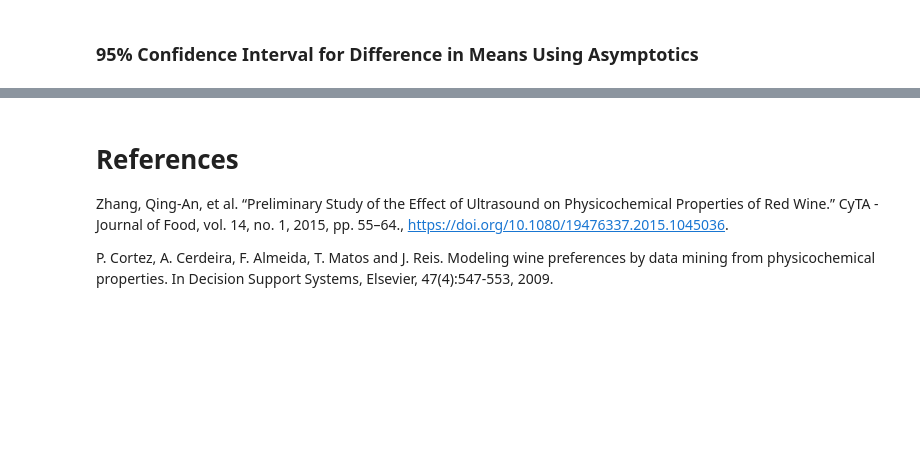
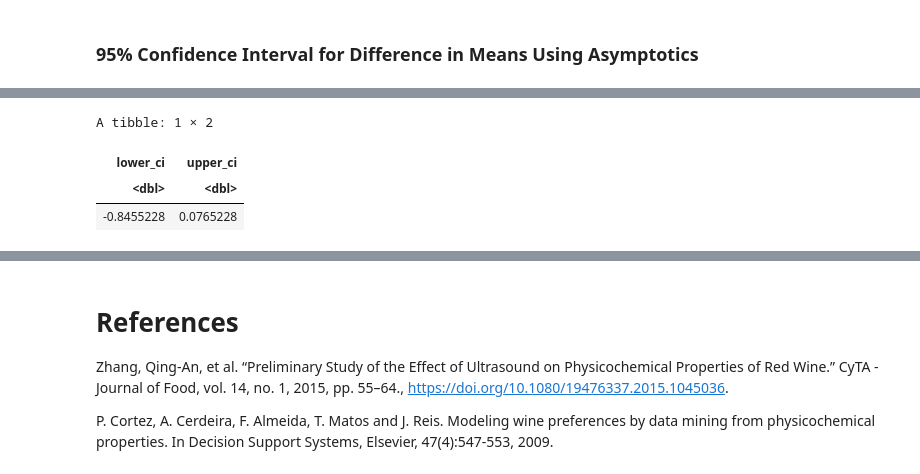
Before and after one commit to Jaskaran1116/STAT-201-Group-Project-23, a Jupyter notebook: analysis.ipynb, the cells around one changed output, grey strips where cells are left out. Cells and saved outputs as stored; diff of their text form; code cells hidden in the pictures; blank space fills up the shorter version.

```diff
--- a/analysis.ipynb
+++ b/analysis.ipynb
@@ -407,3 +446,19 @@ alcohol_summary
+# %%
+#Obtain a 95% confidence interval for the difference between the means using the CLT.
+red_mean <- alcohol_summary$sample_mean[1]
+red_var <- alcohol_summary$sample_std_error[1]^2
+white_mean <- alcohol_summary$sample_mean[2]
+white_var <- alcohol_summary$sample_std_error[2]^2
+
+alcohol_clt_ci <-
+    tibble(lower_ci = (red_mean - white_mean - qnorm(0.975) * sqrt(white_var + red_var)),
+           upper_ci = (red_mean - white_mean + qnorm(0.975) * sqrt(white_var + red_var)))
+alcohol_clt_ci
+# %% [output]
+A tibble: 1 × 2
+| lower_ci | upper_ci |
+| <dbl> | <dbl> |
+| -0.8455228 | 0.0765228 |
 # %%
 # Checking accuracy of CI
 
```
Also changed, not shown: parts of 10 cells of this notebook.
